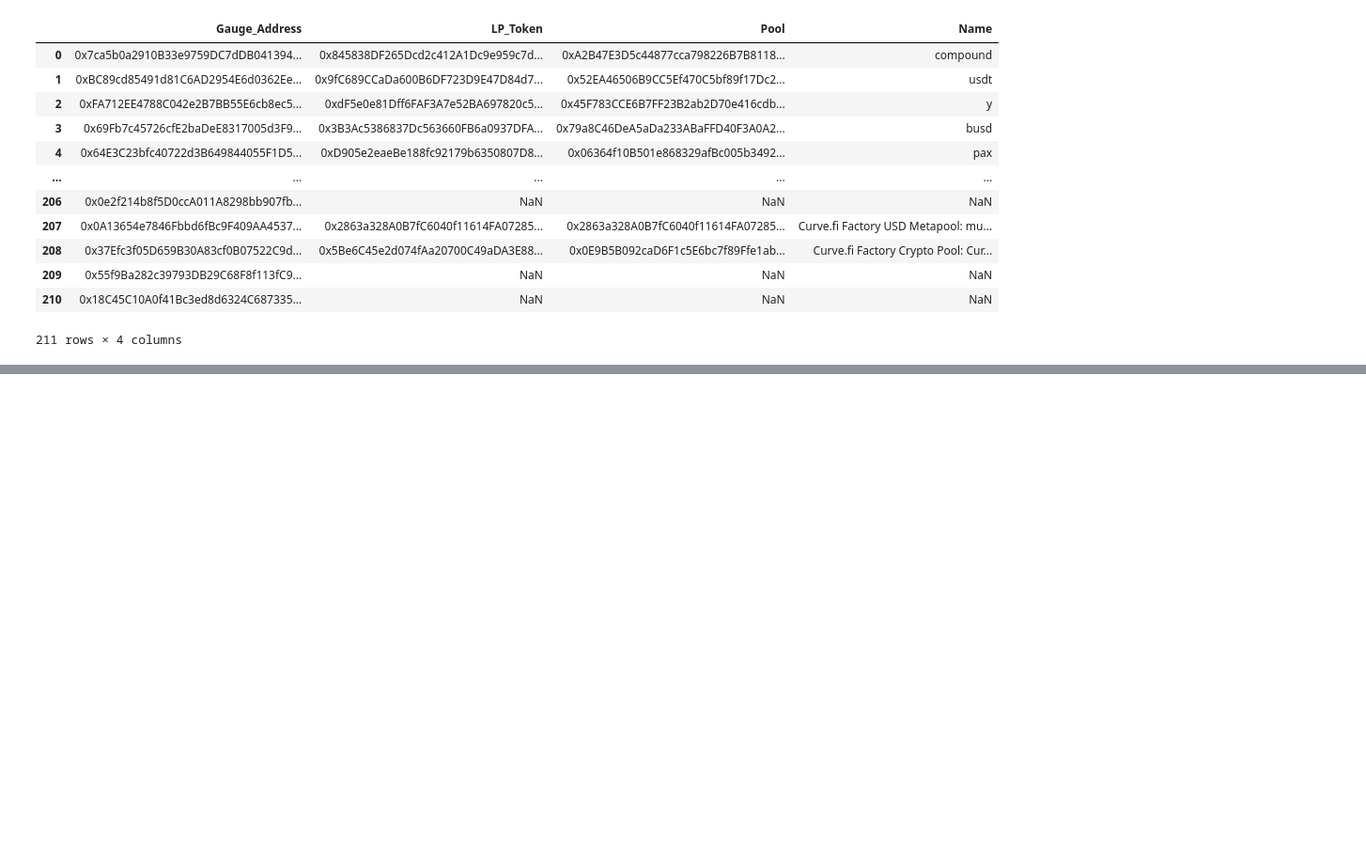
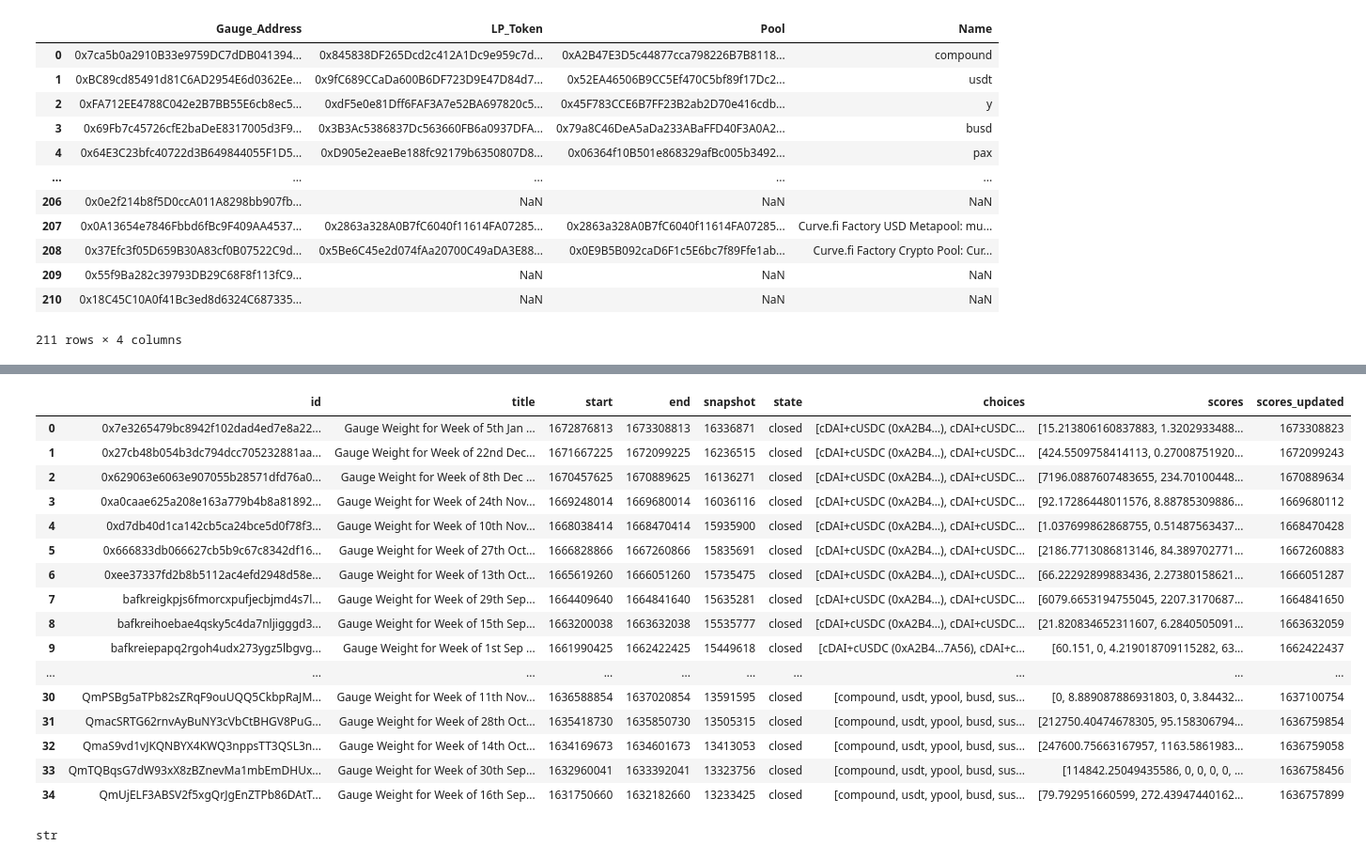
Before and after one commit to DoominEth/Web3DataSandbox, a Jupyter notebook: Untitled.ipynb, the cells around one changed output, grey strips where cells are left out. Shown at 94% size. Saved outputs shown, nothing was run; the diff lists cells and outputs as text; code cells hidden in the pictures; blank space fills up the shorter version.

```diff
--- a/Untitled.ipynb
+++ b/Untitled.ipynb
@@ -71,3 +73,8 @@ etherscan = Etherscan(ETHERSCAN_API)
+# %%
+snapshot = snapshotAPI()
+# %%
+data = snapshot.getAllProposals("cvx.eth")
+dataDF = pd.DataFrame(data)
 # %% [markdown]
 ### Smart Contract Composition
 # %%
@@ -383,0 +309,45 @@ test.to_excel("gaugePoolAddrMapping.xlsx")
+# %%
+def gaugeProposalsOnly(data):
+    gaugeIndices = []
+    for i in range(len(data)):
+        # gaugeIndices.append(data[i]['title'].split()[0] == 'Gauge')
+        if data.loc[i]['title'].split()[0] == 'Gauge':
+            gaugeIndices.append(i)
+
+    gaugeDataIndices = []
+    for index in gaugeIndices:
+        gaugeDataIndices.append(data.loc[index])
+
+    gaugeData = pd.DataFrame(gaugeDataIndices)
+    gaugeData = gaugeData.reset_index(drop = True)
+
+    return gaugeData
+    #oldGaugeData = gaugeData[9:]
+    #oldGaugeData = oldGaugeData.reset_index(drop = True)
+    #newGaugeData = gaugeData[:9]
+# %%
+gaugeData = gaugeProposalsOnly(dataDF)
+# %%
+gaugeData
+# %% [output]
+|  | id | title | start | end | snapshot | state | choices | scores | scores_updated |
+| 0 | 0x7e3265479bc8942f102dad4ed7e8a22... | Gauge Weight for Week of 5th Jan ... | 1672876813 | 1673308813 | 16336871 | closed | [cDAI+cUSDC (0xA2B4…), cDAI+cUSDC... | [15.213806160837883, 1.3202933488... | 1673308823 |
+| 1 | 0x27cb48b054b3dc794dcc705232881aa... | Gauge Weight for Week of 22nd Dec... | 1671667225 | 1672099225 | 16236515 | closed | [cDAI+cUSDC (0xA2B4…), cDAI+cUSDC... | [424.5509758414113, 0.27008751920... | 1672099243 |
+| 2 | 0x629063e6063e907055b28571dfd76a0... | Gauge Weight for Week of 8th Dec ... | 1670457625 | 1670889625 | 16136271 | closed | [cDAI+cUSDC (0xA2B4…), cDAI+cUSDC... | [7196.0887607483655, 234.70100448... | 1670889634 |
+| 3 | 0xa0caae625a208e163a779b4b8a81892... | Gauge Weight for Week of 24th Nov... | 1669248014 | 1669680014 | 16036116 | closed | [cDAI+cUSDC (0xA2B4…), cDAI+cUSDC... | [92.17286448011576, 8.88785309886... | 1669680112 |
+| 4 | 0xd7db40d1ca142cb5ca24bce5d0f78f3... | Gauge Weight for Week of 10th Nov... | 1668038414 | 1668470414 | 15935900 | closed | [cDAI+cUSDC (0xA2B4…), cDAI+cUSDC... | [1.037699862868755, 0.51487563437... | 1668470428 |
+| 5 | 0x666833db066627cb5b9c67c8342df16... | Gauge Weight for Week of 27th Oct... | 1666828866 | 1667260866 | 15835691 | closed | [cDAI+cUSDC (0xA2B4…), cDAI+cUSDC... | [2186.7713086813146, 84.389702771... | 1667260883 |
+| 6 | 0xee37337fd2b8b5112ac4efd2948d58e... | Gauge Weight for Week of 13th Oct... | 1665619260 | 1666051260 | 15735475 | closed | [cDAI+cUSDC (0xA2B4…), cDAI+cUSDC... | [66.22292899883436, 2.27380158621... | 1666051287 |
+| 7 | bafkreigkpjs6fmorcxpufjecbjmd4s7l... | Gauge Weight for Week of 29th Sep... | 1664409640 | 1664841640 | 15635281 | closed | [cDAI+cUSDC (0xA2B4…), cDAI+cUSDC... | [6079.6653194755045, 2207.3170687... | 1664841650 |
+| 8 | bafkreihoebae4qsky5c4da7nljigggd3... | Gauge Weight for Week of 15th Sep... | 1663200038 | 1663632038 | 15535777 | closed | [cDAI+cUSDC (0xA2B4…), cDAI+cUSDC... | [21.820834652311607, 6.2840505091... | 1663632059 |
+| 9 | bafkreiepapq2rgoh4udx273ygz5lbgvg... | Gauge Weight for Week of 1st Sep ... | 1661990425 | 1662422425 | 15449618 | closed | [cDAI+cUSDC (0xA2B4…7A56), cDAI+c... | [60.151, 0, 4.219018709115282, 63... | 1662422437 |
+| ... | ... | ... | ... | ... | ... | ... | ... | ... | ... |
+| 30 | QmPSBg5aTPb82sZRqF9ouUQQ5CkbpRaJM... | Gauge Weight for Week of 11th Nov... | 1636588854 | 1637020854 | 13591595 | closed | [compound, usdt, ypool, busd, sus... | [0, 8.889087886931803, 0, 3.84432... | 1637100754 |
+| 31 | QmacSRTG62rnvAyBuNY3cVbCtBHGV8PuG... | Gauge Weight for Week of 28th Oct... | 1635418730 | 1635850730 | 13505315 | closed | [compound, usdt, ypool, busd, sus... | [212750.40474678305, 95.158306794... | 1636759854 |
+| 32 | QmaS9vd1vJKQNBYX4KWQ3nppsTT3QSL3n... | Gauge Weight for Week of 14th Oct... | 1634169673 | 1634601673 | 13413053 | closed | [compound, usdt, ypool, busd, sus... | [247600.75663167957, 1163.5861983... | 1636759058 |
+| 33 | QmTQBqsG7dW93xX8zBZnevMa1mbEmDHUx... | Gauge Weight for Week of 30th Sep... | 1632960041 | 1633392041 | 13323756 | closed | [compound, usdt, ypool, busd, sus... | [114842.25049435586, 0, 0, 0, 0, ... | 1636758456 |
+| 34 | QmUjELF3ABSV2f5xgQrJgEnZTPb86DAtT... | Gauge Weight for Week of 16th Sep... | 1631750660 | 1632182660 | 13233425 | closed | [compound, usdt, ypool, busd, sus... | [79.792951660599, 272.43947440162... | 1636757899 |
+# %%
+type(test.loc[1, 'Name'])
+# %% [output]
+str
```
Also changed, not shown: parts of 17 cells of this notebook, 1 other file.
